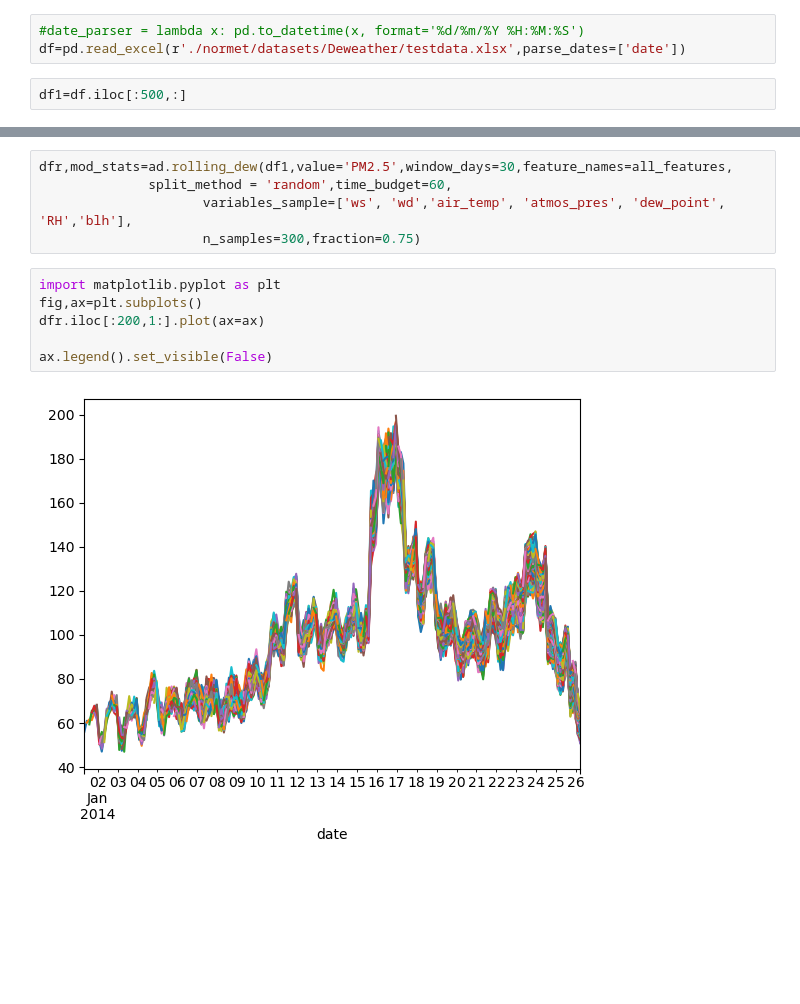
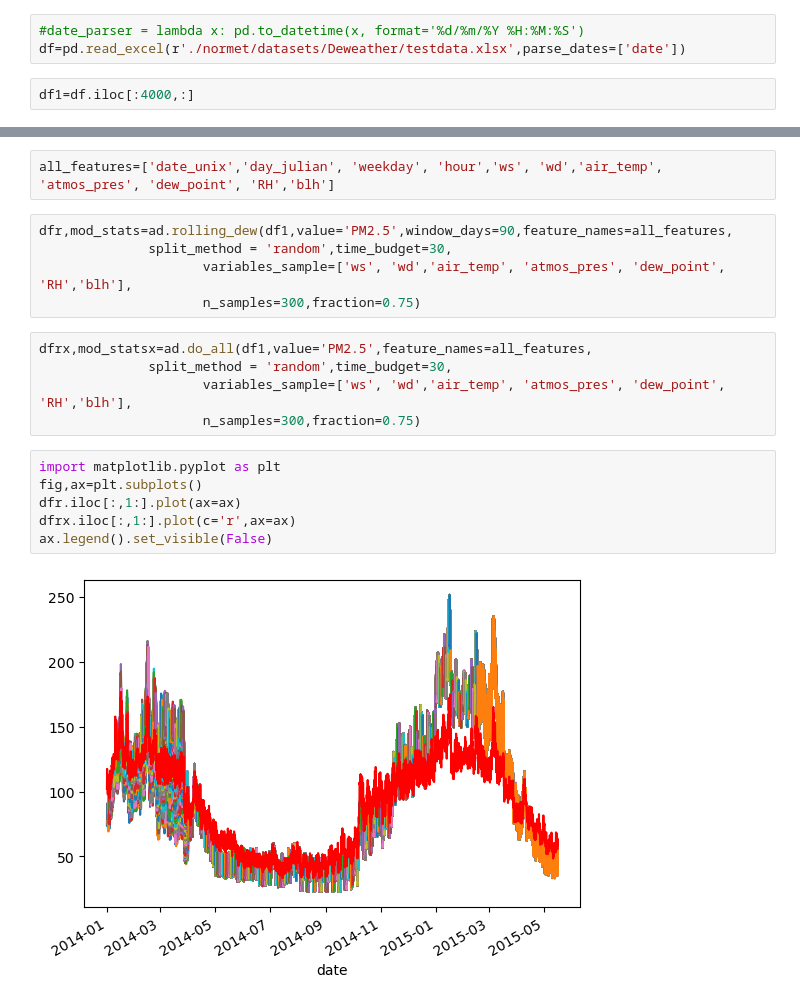
Before and after one commit to m-edal/normet, a Jupyter notebook: tutorials/Case1_autodeweather.ipynb, the cells around one changed output, grey strips where cells are left out. Saved outputs shown, nothing was run; the diff lists cells and outputs as text; blank space fills up the shorter version.

```diff
--- a/tutorials/Case1_autodeweather.ipynb
+++ b/tutorials/Case1_autodeweather.ipynb
@@ -201,7 +201,7 @@ pdp.pdp_nointeraction(automl,df,feature_names=all_features,variables=['air_temp'
 #date_parser = lambda x: pd.to_datetime(x, format='%d/%m/%Y %H:%M:%S')
 df=pd.read_excel(r'./normet/datasets/Deweather/testdata.xlsx',parse_dates=['date'])
 # %%
-df1=df.iloc[:500,:]
+df1=df.iloc[:4000,:]
 # %%
 df1.tail()
 # %% [output]
@@ -214,14 +214,21 @@ df1.tail()
 5 rows × 23 columns
+# %%
+all_features=['date_unix','day_julian', 'weekday', 'hour','ws', 'wd','air_temp', 'atmos_pres', 'dew_point', 'RH','blh']
 # %%
-dfr,mod_stats=ad.rolling_dew(df1,value='PM2.5',window_days=30,feature_names=all_features,
-              split_method = 'random',time_budget=60,
+dfr,mod_stats=ad.rolling_dew(df1,value='PM2.5',window_days=90,feature_names=all_features,
+              split_method = 'random',time_budget=30,
                      variables_sample=['ws', 'wd','air_temp', 'atmos_pres', 'dew_point', 'RH','blh'],
                      n_samples=300,fraction=0.75)
+# %%
+dfrx,mod_statsx=ad.do_all(df1,value='PM2.5',feature_names=all_features,
+              split_method = 'random',time_budget=30,
+                     variables_sample=['ws', 'wd','air_temp', 'atmos_pres', 'dew_point', 'RH','blh'],
+                     n_samples=300,fraction=0.75)
 # %%
 import matplotlib.pyplot as plt
 fig,ax=plt.subplots()
-dfr.iloc[:200,1:].plot(ax=ax)
-
+dfr.iloc[:,1:].plot(ax=ax)
+dfrx.iloc[:,1:].plot(c='r',ax=ax)
 ax.legend().set_visible(False)
 # %% [output]
-[figure, old version]
+[figure, new version]
```
Also changed, not shown: parts of 1 cell of this notebook.
